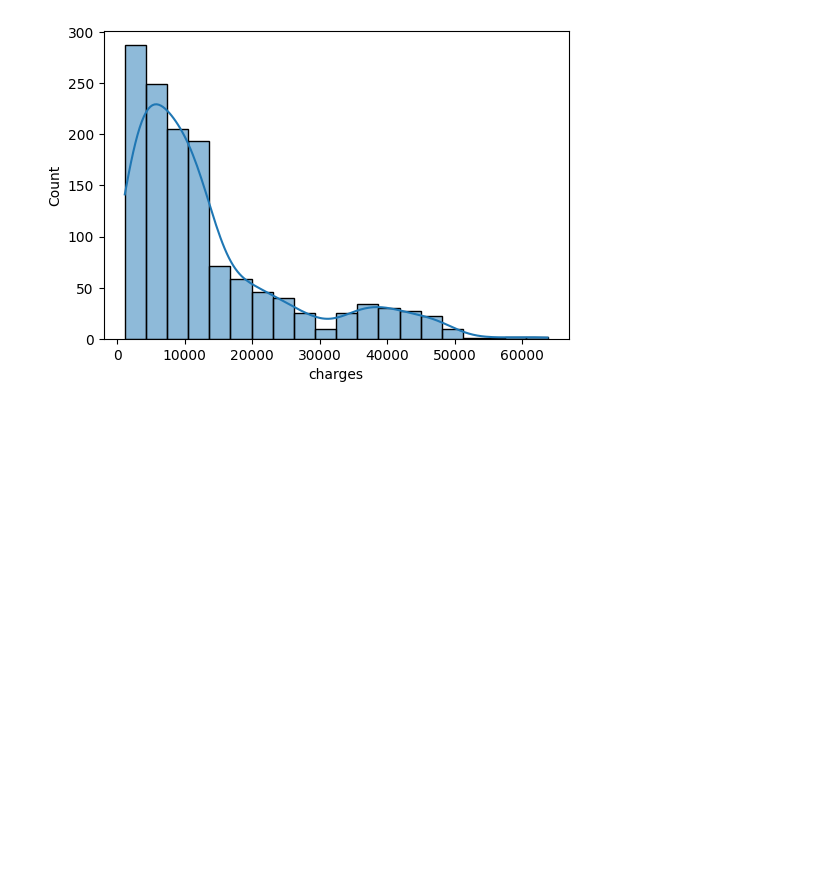
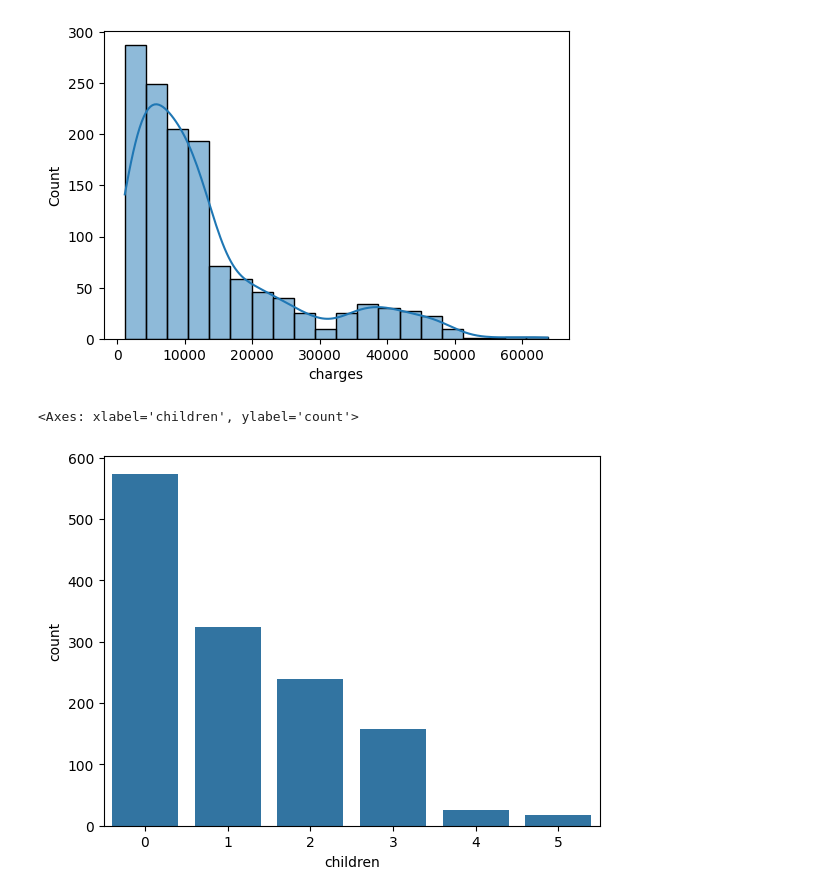
Before and after one commit to nitesh-20/ML-WORK, a Jupyter notebook: Untitled.ipynb, the cells around one changed output. Saved outputs shown, nothing was run; the diff lists cells and outputs as text; code cells hidden in the pictures; blank space fills up the shorter version.

```diff
--- a/Untitled.ipynb
+++ b/Untitled.ipynb
@@ -93,3 +93,8 @@ for col in numeric_columns:
 [figure]
 [figure]
 [figure]
+# %%
+sns.countplot(x = df['children'])
+# %% [output]
+<Axes: xlabel='children', ylabel='count'>
+[figure, added]
```
Also changed, not shown: parts of 5 cells of this notebook.
